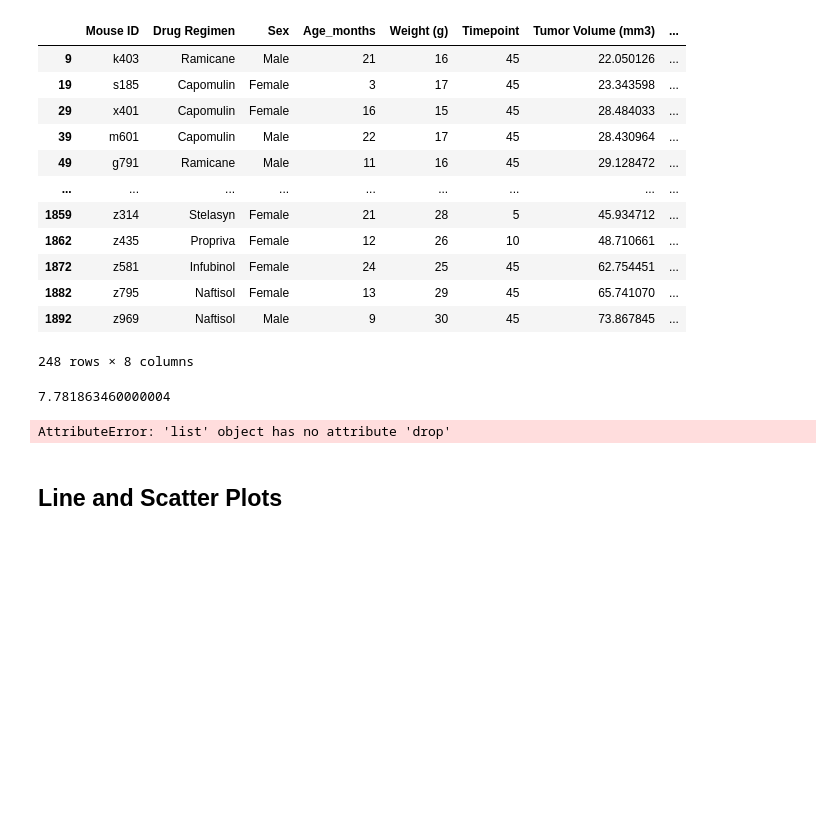
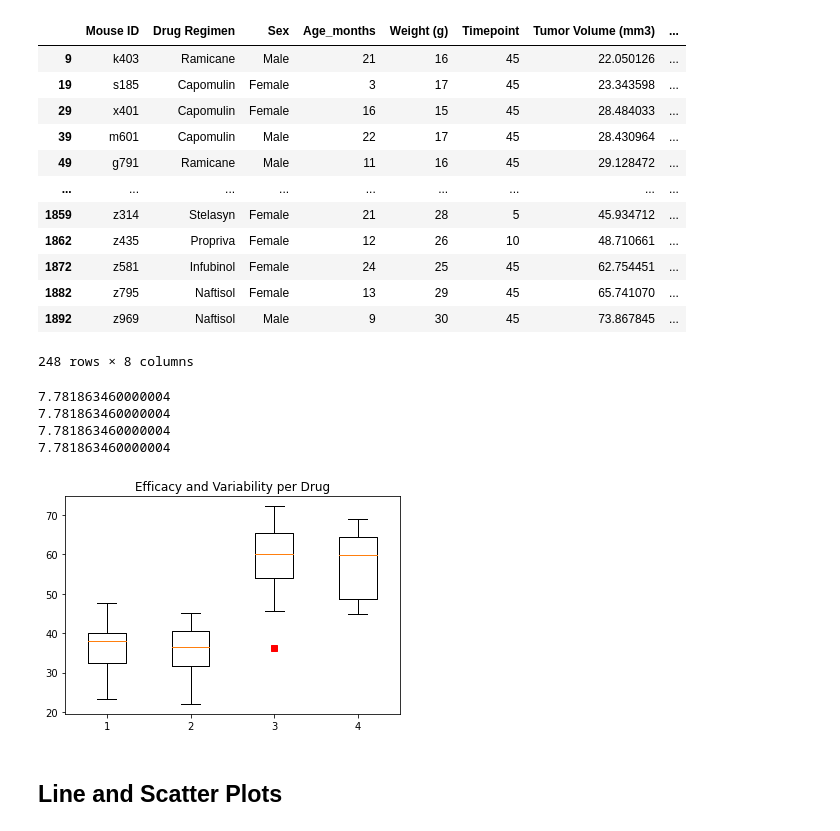
Before and after one commit to tonygardella5/Matplotlib-challenge, a Jupyter notebook: pymaceuticals.ipynb, the cells around one changed output. Cells and saved outputs as stored; diff of their text form; code cells hidden in the pictures; blank space fills up the shorter version.

```diff
--- a/pymaceuticals.ipynb
+++ b/pymaceuticals.ipynb
@@ -223,10 +223,31 @@ ceftamin_vol=ceftamin['Tumor Volume (mm3)']
 #print(capomulin_vol)
 # Calculate the IQR and quantitatively determine if there are any potential outliers.
 
-quartiles = capomulin_vol.quantile([.25,.5,.75])
-lowerq = quartiles[0.25]
-upperq = quartiles[0.75]
-iqr_capomulin = upperq-lowerq
+quartiles_cap = capomulin_vol.quantile([.25,.5,.75])
+lowerq_cap = quartiles[0.25]
+upperq_cap = quartiles[0.75]
+iqr_capomulin = upperq_cap-lowerq_cap
+print(iqr_capomulin)
+
+quartiles_ram = ramicane_vol.quantile([.25,.5,.75])
+lowerq_ram = quartiles[0.25]
+upperq_ram = quartiles[0.75]
+iqr_ramicane = upperq_ram-lowerq_ram
+print(iqr_ramicane)
+
+quartiles_inf = infubinol_vol.quantile([.25,.5,.75])
+lowerq_inf = quartiles[0.25]
+upperq_inf = quartiles[0.75]
+iqr_infubinol = upperq_inf-lowerq_inf
+print(iqr_infubinol)
+
+quartiles_ceft = ceftamin_vol.quantile([.25,.5,.75])
+lowerq_ceft = quartiles[0.25]
+upperq_ceft = quartiles[0.75]
+iqr_ceftamin = upperq_ceft-lowerq_ceft
+print(iqr_ceftamin)
+
+
 
 
     # Locate the rows which contain mice on each drug and get the tumor volumes
@@ -238,16 +259,19 @@ iqr_capomulin = upperq-lowerq
     # Determine outliers using upper and lower bounds
 # %% [output]
 7.781863460000004
+7.781863460000004
+7.781863460000004
+7.781863460000004
 # %%
 # Generate a box plot of the final tumor volume of each mouse across four regimens of interest
-dropped_data = box_data.drop(box_data['Sex'])
-print(box_data)
-#fig1, ax1 = plt.subplots()
-#ax1.set_title('')
-#ax1.set_ylabel('')
-#box_data.boxplot(box_data['Tumor Volume (mm3)'])
+fig1, ax1 = plt.subplots()
+ax1.set_title('Efficacy and Variability per Drug')
+ax1.boxplot([capomulin_vol, ramicane_vol, infubinol_vol, ceftamin_vol], sym='rs')
+
+#plt.set_title('Changed Outlier Symbols')
+plt.show()
 # %% [output]
-AttributeError: 'list' object has no attribute 'drop'
+[figure, added]
 # %% [markdown]
 ## Line and Scatter Plots
 # %%
```
